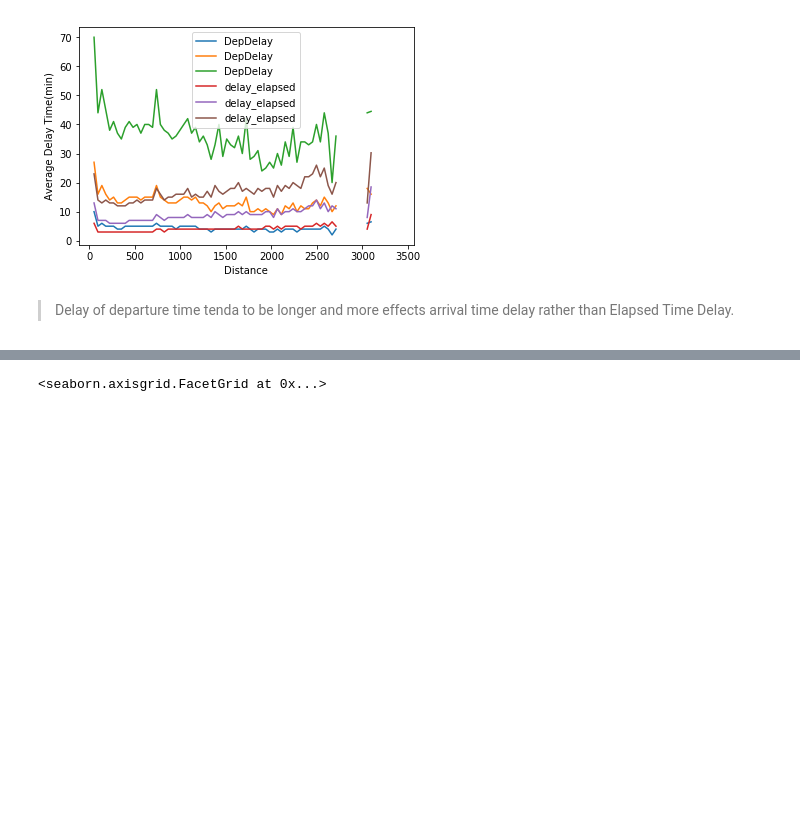
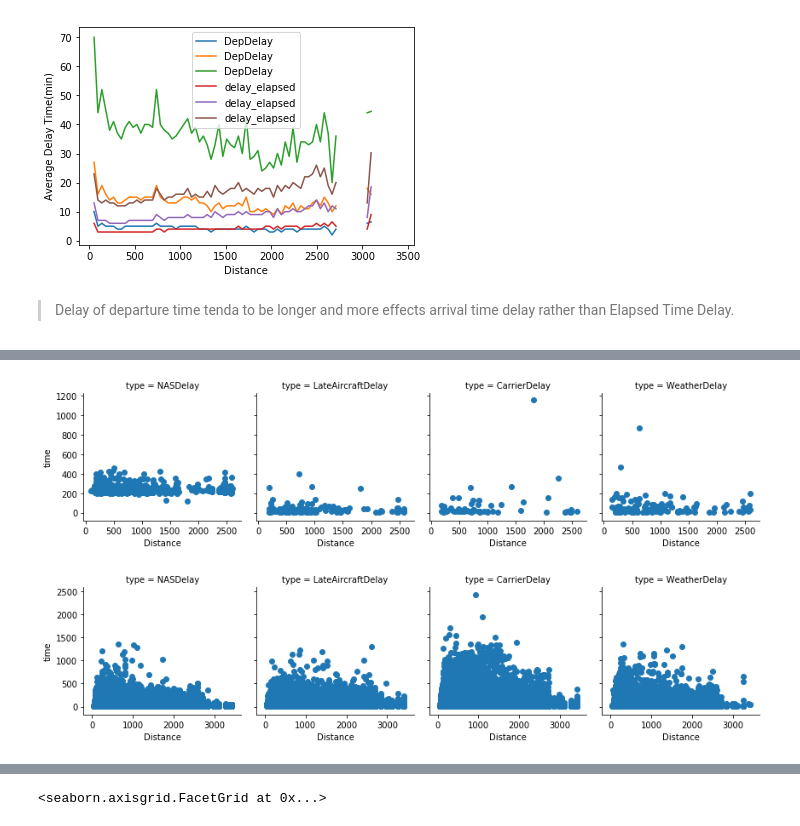
Before and after one commit to kudojp/FlightsDataAnalysis, a Jupyter notebook: exploration_template.ipynb, the cells around one changed output, grey strips where cells are left out. Cells and saved outputs as stored; diff of their text form; code cells hidden in the pictures; blank space fills up the shorter version.

```diff
--- a/exploration_template.ipynb
+++ b/exploration_template.ipynb
@@ -582,15 +629 @@ plt.ylim([-250,2000]);
-# %%
-# make dummy series which has 4 columns, delay type, delay time, DepDelay, delay_elapsed
-dummy = pd.DataFrame()
-delay_types = ["NASDelay","LateAircraftDelay","CarrierDelay","WeatherDelay"]
-
-for type in delay_types:
-    dum = pd.DataFrame()
-    dum["time"] = df2[df2[type] != 0][type]
-    dum["DepDelay"] = df2[df2[type] != 0]["DepDelay"]
-    dum["delay_elapsed"] = df2[df2[type] != 0]["delay_elapsed"]
-    dum["ArrDelay"] = df2[df2[type] != 0]["ArrDelay"]
-    dum["Distance"] = df2[df2[type] != 0]["Distance"]
-    dum["type"] = type
-    dummy = dummy.append(dum)
 # %%
@@ -644,18 +692,3 @@ df3 = df2.copy()
-# %%
-# make dummy series which has 5 columns, delay type, delay time, DepDelay, delay_elapsed, distance
-
-dummy = pd.DataFrame()
-delay_types = ["NASDelay","LateAircraftDelay","CarrierDelay","WeatherDelay"]
-
-for type in delay_types:
-    dum = pd.DataFrame()
-    dum["time"] = df3[df3[type] != 0][type]
-    dum["DepDelay"] = df3[df3[type] != 0]["DepDelay"]
-    dum["delay_elapsed"] = df3[df3[type] != 0]["delay_elapsed"]
-    dum["ArrDelay"] = df3[df3[type] != 0]["ArrDelay"]
-    dum["Distance"] = df3[df3[type] != 0]["Distance"]
-    dum["type"] = type
-    dummy = dummy.append(dum)
 # %%
 for de in ["DepDelay","delay_elapsed"]:
     bin_edges = np.linspace(df3.Distance.min(), df3.Distance.max(), 70)
@@ -699,0 +728,12 @@ plt.ylabel("Departure delay");
+# %%
+el_high = dummy[dummy.delay_elapsed > 200]
+el_low = dummy[dummy.delay_elapsed < 200]
+
+g = sb.FacetGrid(data=el_high, col="type" )
+g.map(plt.scatter, "Distance","time")
+
+g = sb.FacetGrid(data=el_low, col="type" )
+g.map(plt.scatter, "Distance","time");
+# %% [output]
+[figure, added]
+[figure, added]
```
Also changed, not shown: parts of 62 cells of this notebook.
